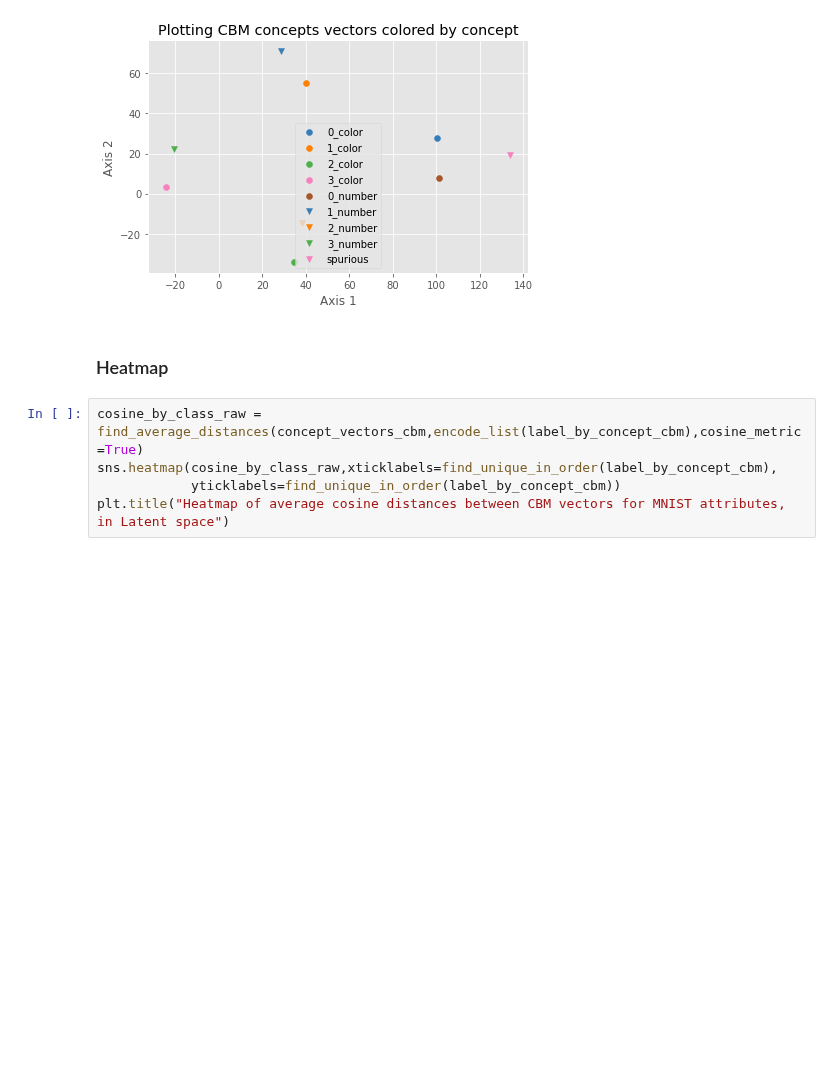
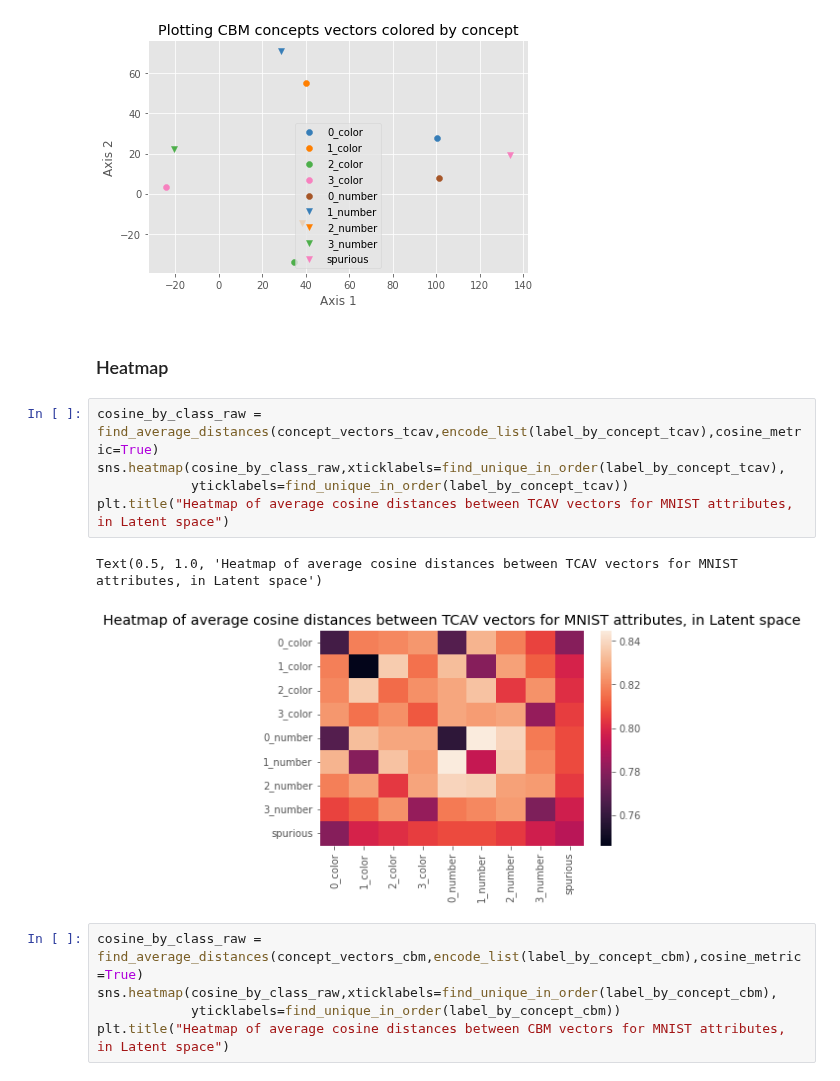
Before and after one commit to naveenr414/Concept-Learning, a Jupyter notebook: scripts/Concept Exploration MNIST.ipynb, the cells around one changed output. Cells and saved outputs as stored; diff of their text form; blank space fills up the shorter version.

```diff
--- a/scripts/Concept Exploration MNIST.ipynb
+++ b/scripts/Concept Exploration MNIST.ipynb
@@ -52,6 +78,14 @@ Text(27.0, 0.5, 'Axis 2')
 [figure]
 # %% [markdown]
 ### Heatmap
+# %%
+cosine_by_class_raw = find_average_distances(concept_vectors_tcav,encode_list(label_by_concept_tcav),cosine_metric=True)
+sns.heatmap(cosine_by_class_raw,xticklabels=find_unique_in_order(label_by_concept_tcav),
+            yticklabels=find_unique_in_order(label_by_concept_tcav))
+plt.title("Heatmap of average cosine distances between TCAV vectors for MNIST attributes, in Latent space")
+# %% [output]
+Text(0.5, 1.0, 'Heatmap of average cosine distances between TCAV vectors for MNIST attributes, in Latent space')
+[figure, added]
 # %%
 cosine_by_class_raw = find_average_distances(concept_vectors_cbm,encode_list(label_by_concept_cbm),cosine_metric=True)
 sns.heatmap(cosine_by_class_raw,xticklabels=find_unique_in_order(label_by_concept_cbm),
```
Also changed, not shown: parts of 6 cells of this notebook, 6 other files.
